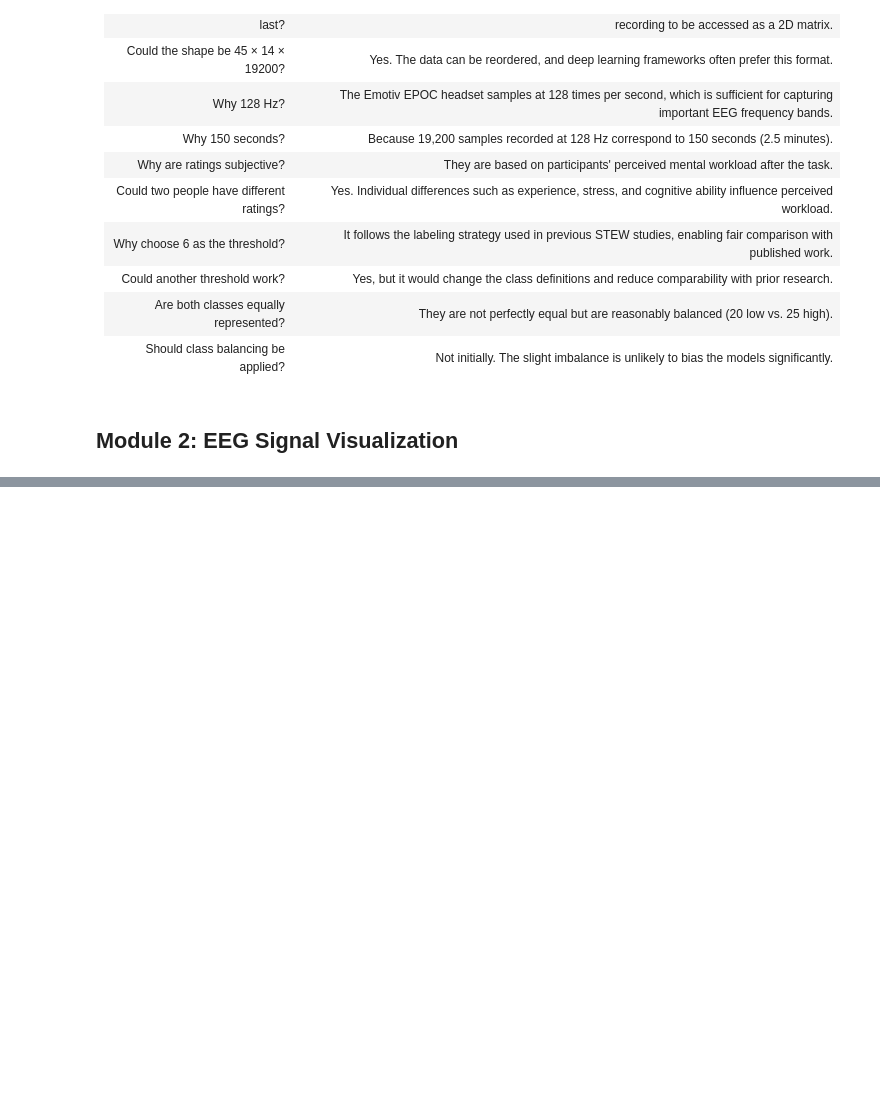
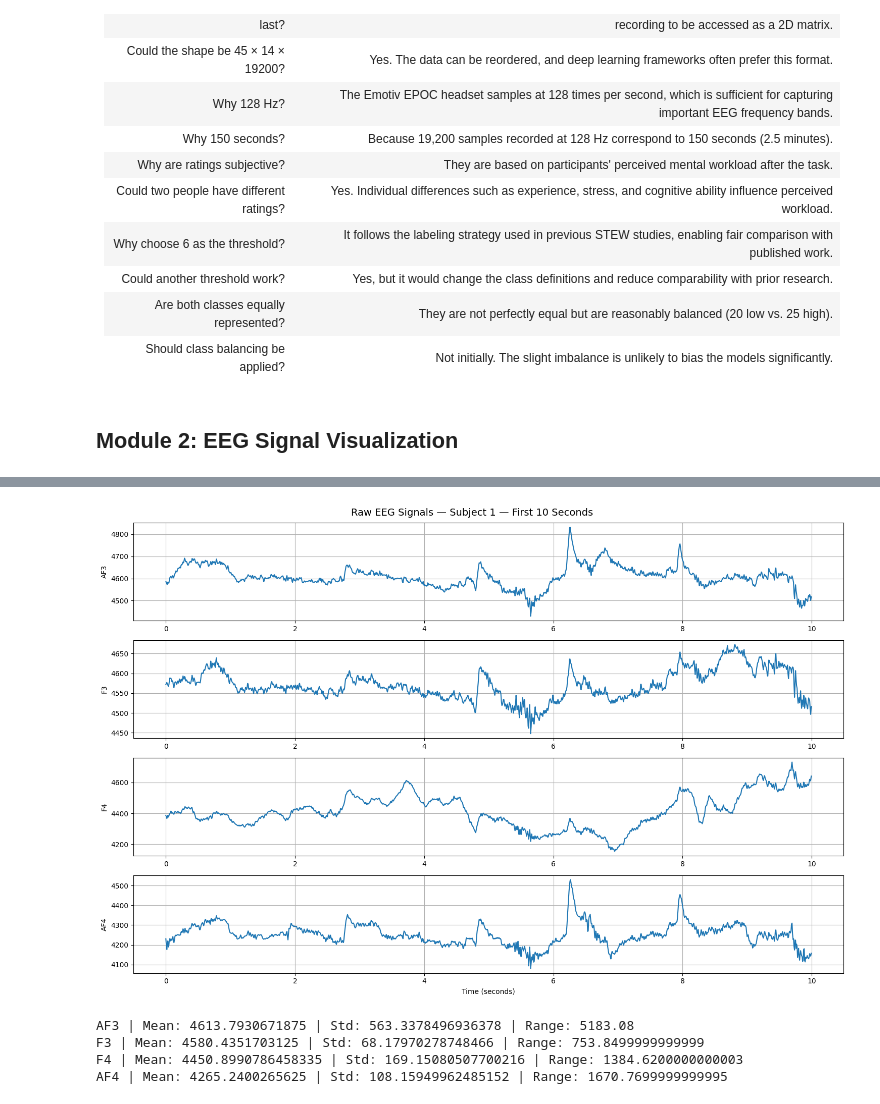
Before and after one commit to HumaimaRiaz47/eeg-cognitive-load-comparison, a Jupyter notebook: notebooks/dataset_exploration.ipynb, the cells around one changed output, grey strips where cells are left out. Drawn from its saved outputs; the diff is of its cells as text; code cells hidden in the pictures; blank space fills up the shorter version.

```diff
--- a/notebooks/dataset_exploration.ipynb
+++ b/notebooks/dataset_exploration.ipynb
@@ -253,0 +364,52 @@ np.save("binary_labels.npy", binary_labels)
+# %%
+start_time = 0
+end_time = 10
+
+start_sample = start_time * fs
+end_sample = end_time * fs
+
+plt.figure(figsize=(15, 10))
+
+for i, channel in enumerate(selected_channels):
+    channel_idx = channel_names.index(channel)
+
+    signal = X[
+        channel_idx,
+        start_sample:end_sample,
+        subject_idx
+    ]
+
+    time_10s = np.arange(len(signal)) / fs
+
+    plt.subplot(4, 1, i + 1)
+    plt.plot(time_10s, signal)
+
+    plt.ylabel(channel)
+    plt.grid(True)
+
+plt.xlabel("Time (seconds)")
+plt.suptitle(
+    "Raw EEG Signals — Subject 1 — First 10 Seconds",
+    fontsize=14
+)
+
+plt.tight_layout()
+plt.show()
+# %% [output]
+[figure, added]
+# %%
+for channel in selected_channels:
+    idx = channel_names.index(channel)
+    signal = X[idx, :, subject_idx]
+
+    print(
+        channel,
+        "| Mean:", np.mean(signal),
+        "| Std:", np.std(signal),
+        "| Range:", np.ptp(signal)
+    )
+# %% [output]
+AF3 | Mean: 4613.7930671875 | Std: 563.3378496936378 | Range: 5183.08
+F3 | Mean: 4580.4351703125 | Std: 68.17970278748466 | Range: 753.8499999999999
+F4 | Mean: 4450.8990786458335 | Std: 169.15080507700216 | Range: 1384.6200000000003
+AF4 | Mean: 4265.2400265625 | Std: 108.15949962485152 | Range: 1670.7699999999995
```
Also changed, not shown: parts of 22 cells of this notebook.
